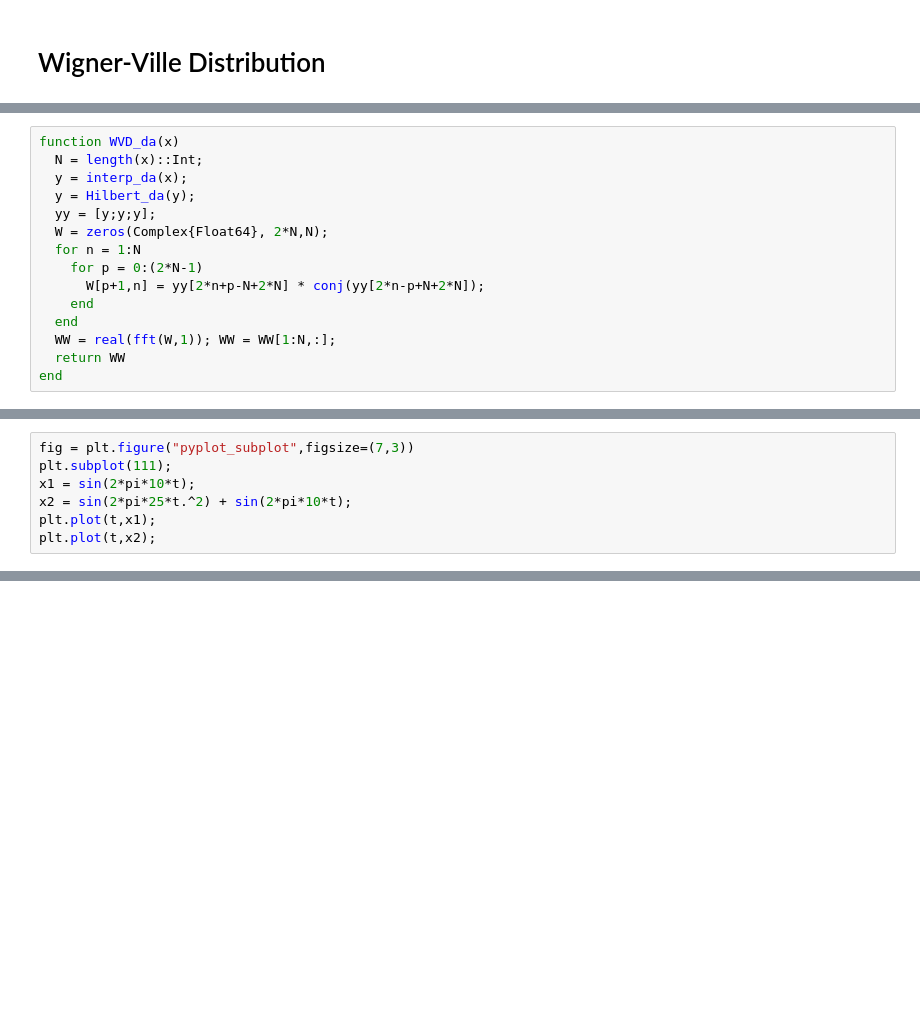
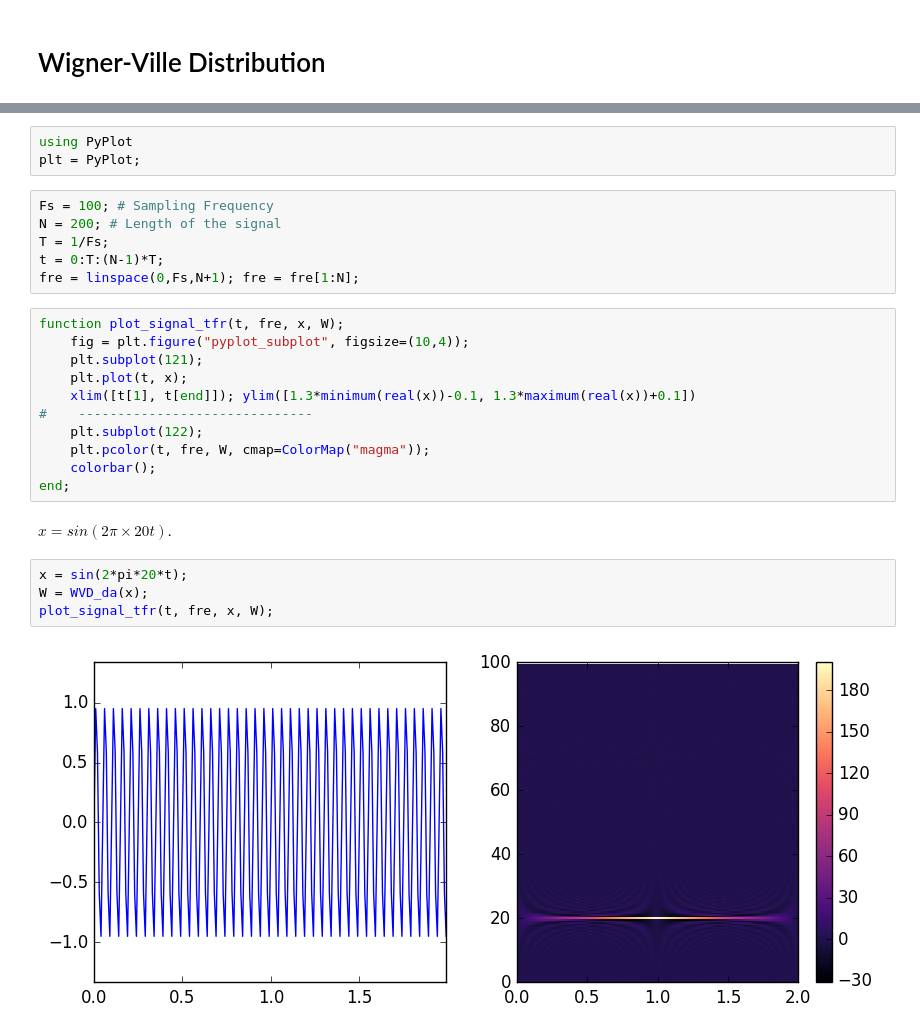
Before and after one commit to zzar43/MATH_600, a Jupyter notebook: WVD.ipynb, the cells around one changed output, grey strips where cells are left out. Cells and saved outputs as stored; diff of their text form; blank space fills up the shorter version.

Commit message:
Finish test signal.

```diff
--- a/WVD.ipynb
+++ b/WVD.ipynb
@@ -50,15 +2,0 @@ Hilbert_da (generic function with 1 method)
-# %%
-function WVD_da(x)
-  N = length(x)::Int;
-  y = interp_da(x);
-  y = Hilbert_da(y);
-  yy = [y;y;y];
-  W = zeros(Complex{Float64}, 2*N,N);
-  for n = 1:N
-    for p = 0:(2*N-1)
-      W[p+1,n] = yy[2*n+p-N+2*N] * conj(yy[2*n-p+N+2*N]);
-    end
-  end
-  WW = real(fft(W,1)); WW = WW[1:N,:];
-  return WW
-end
@@ -136,7 +2,0 @@ $$x_1 = \sin(2\pi\times 10t),\quad x_2 = \sin(2\pi\times 25t^2) + \sin(2\pi\time
-# %%
-fig = plt.figure("pyplot_subplot",figsize=(7,3))
-plt.subplot(111);
-x1 = sin(2*pi*10*t);
-x2 = sin(2*pi*25*t.^2) + sin(2*pi*10*t);
-plt.plot(t,x1);
-plt.plot(t,x2);
@@ -346,0 +55,28 @@ Maybe the signal was caused some interferences and oscillations with some bounda
+# %%
+using PyPlot
+plt = PyPlot;
+# %%
+Fs = 100; # Sampling Frequency
+N = 200; # Length of the signal
+T = 1/Fs;
+t = 0:T:(N-1)*T;
+fre = linspace(0,Fs,N+1); fre = fre[1:N];
+# %%
+function plot_signal_tfr(t, fre, x, W);
+    fig = plt.figure("pyplot_subplot", figsize=(10,4));
+    plt.subplot(121);
+    plt.plot(t, x);
+    xlim([t[1], t[end]]); ylim([1.3*minimum(real(x))-0.1, 1.3*maximum(real(x))+0.1])
+#    ------------------------------
+    plt.subplot(122);
+    plt.pcolor(t, fre, W, cmap=ColorMap("magma"));
+    colorbar();
+end;
+# %% [markdown]
+$x = sin(2\pi \times 20 t)$.
+# %%
+x = sin(2*pi*20*t);
+W = WVD_da(x);
+plot_signal_tfr(t, fre, x, W);
+# %% [output]
+[figure, added]
```
Also changed, not shown: parts of 48 cells of this notebook, 1 other file.
